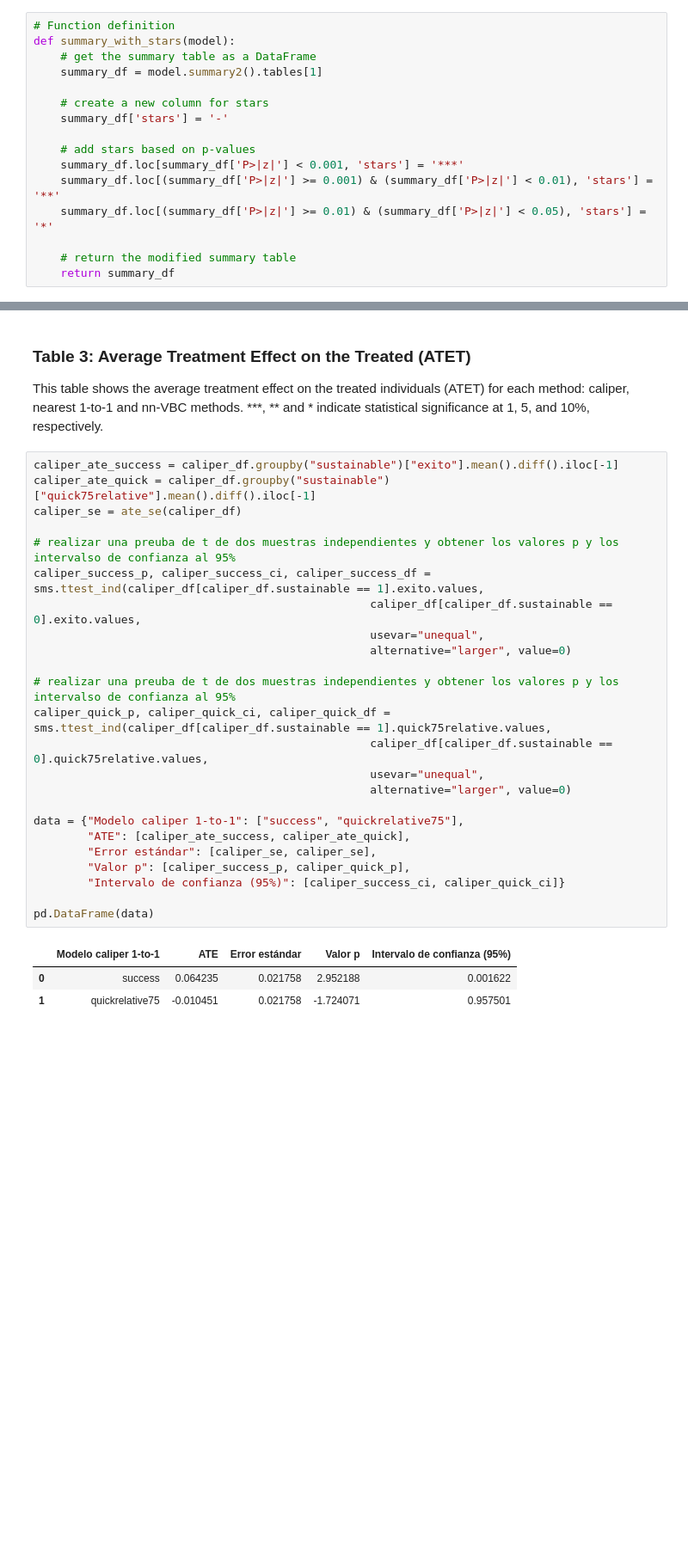
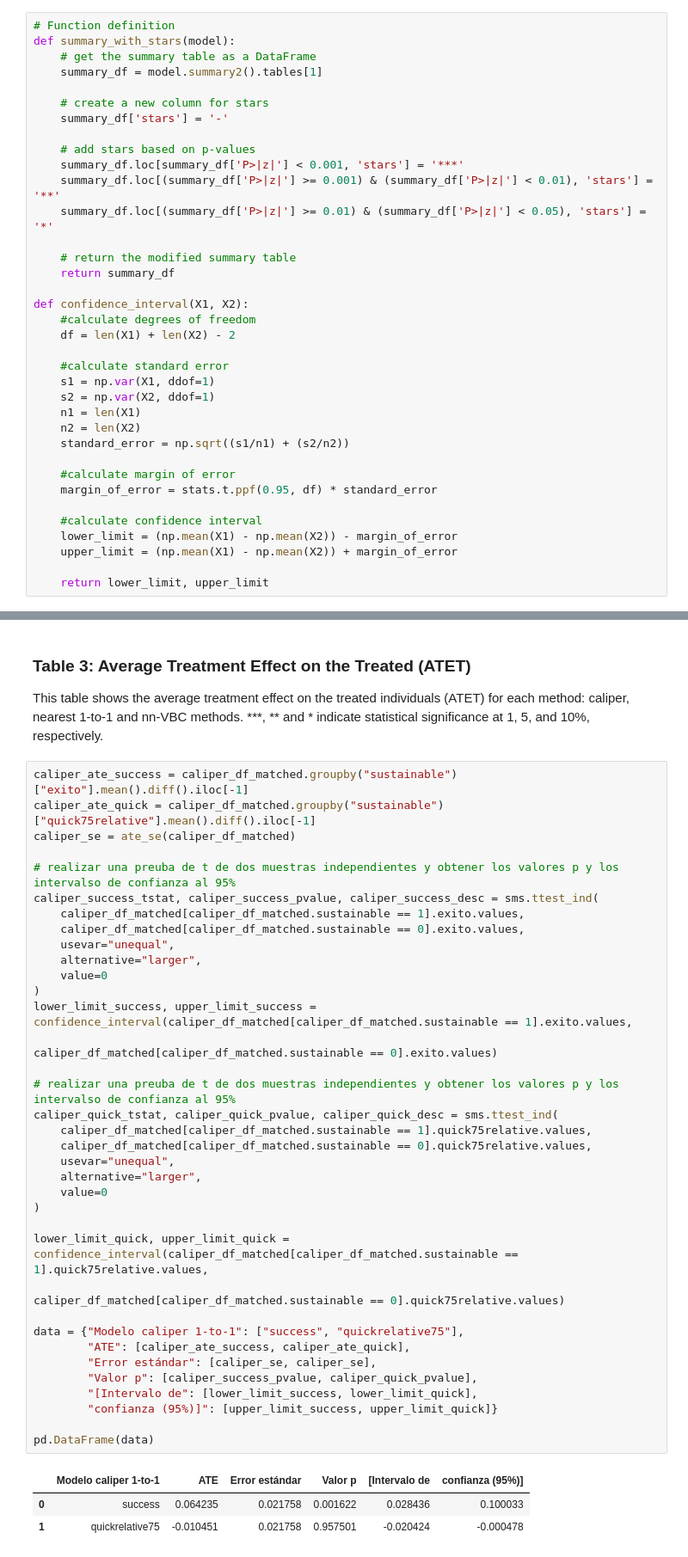
Before and after one commit to alvarorezola/MendozaEtAl2023-VC, a Jupyter notebook: script.ipynb, the cells around one changed output, grey strips where cells are left out. Shown: that part at 86% size. Saved outputs shown, nothing was run; the diff lists cells and outputs as text; blank space fills up the shorter version.

Commit message:
Tablas completas output PSM Caliper

```diff
--- a/script.ipynb
+++ b/script.ipynb
@@ -40,6 +44,26 @@ def summary_with_stars(model):
 
     # return the modified summary table
     return summary_df
+
+def confidence_interval(X1, X2):
+    #calculate degrees of freedom
+    df = len(X1) + len(X2) - 2
+
+    #calculate standard error
+    s1 = np.var(X1, ddof=1)
+    s2 = np.var(X2, ddof=1)
+    n1 = len(X1)
+    n2 = len(X2)
+    standard_error = np.sqrt((s1/n1) + (s2/n2))
+
+    #calculate margin of error
+    margin_of_error = stats.t.ppf(0.95, df) * standard_error
+
+    #calculate confidence interval
+    lower_limit = (np.mean(X1) - np.mean(X2)) - margin_of_error
+    upper_limit = (np.mean(X1) - np.mean(X2)) + margin_of_error
+
+    return lower_limit, upper_limit
 # %%
 # Import data
 stata_dataset = "/home/alvaro/Desktop/MendozaEtAl2023-VC/Data/CROWD_SUSTAINABILITY_FINAL.dta"
@@ -303,33 +384,45 @@ caliper_df = df.iloc[caliper_matched]
 ### Table 3: Average Treatment Effect on the Treated (ATET)
 This table shows the average treatment effect on the treated individuals (ATET) for each method: caliper, nearest 1-to-1 and nn-VBC methods. ***, ** and * indicate statistical significance at 1, 5, and 10%, respectively.
 # %%
-caliper_ate_success = caliper_df.groupby("sustainable")["exito"].mean().diff().iloc[-1]
-caliper_ate_quick = caliper_df.groupby("sustainable")["quick75relative"].mean().diff().iloc[-1]
-caliper_se = ate_se(caliper_df)
+caliper_ate_success = caliper_df_matched.groupby("sustainable")["exito"].mean().diff().iloc[-1]
+caliper_ate_quick = caliper_df_matched.groupby("sustainable")["quick75relative"].mean().diff().iloc[-1]
+caliper_se = ate_se(caliper_df_matched)
 
 # realizar una preuba de t de dos muestras independientes y obtener los valores p y los intervalso de confianza al 95%
-caliper_success_p, caliper_success_ci, caliper_success_df = sms.ttest_ind(caliper_df[caliper_df.sustainable == 1].exito.values,
-                                                  caliper_df[caliper_df.sustainable == 0].exito.values,
-                                                  usevar="unequal",
-                                                  alternative="larger", value=0)
+caliper_success_tstat, caliper_success_pvalue, caliper_success_desc = sms.ttest_ind(
+    caliper_df_matched[caliper_df_matched.sustainable == 1].exito.values,
+    caliper_df_matched[caliper_df_matched.sustainable == 0].exito.values,
+    usevar="unequal",
+    alternative="larger",
+    value=0
+)
+lower_limit_success, upper_limit_success = confidence_interval(caliper_df_matched[caliper_df_matched.sustainable == 1].exito.values,
+                                                               caliper_df_matched[caliper_df_matched.sustainable == 0].exito.values)
 
 # realizar una preuba de t de dos muestras independientes y obtener los valores p y los intervalso de confianza al 95%
-caliper_quick_p, caliper_quick_ci, caliper_quick_df = sms.ttest_ind(caliper_df[caliper_df.sustainable == 1].quick75relative.values,
-                                                  caliper_df[caliper_df.sustainable == 0].quick75relative.values,
-                                                  usevar="unequal",
-                                                  alternative="larger", value=0)
+caliper_quick_tstat, caliper_quick_pvalue, caliper_quick_desc = sms.ttest_ind(
+    caliper_df_matched[caliper_df_matched.sustainable == 1].quick75relative.values,
+    caliper_df_matched[caliper_df_matched.sustainable == 0].quick75relative.values,
+    usevar="unequal",
+    alternative="larger",
+    value=0
+)
+
+lower_limit_quick, upper_limit_quick = confidence_interval(caliper_df_matched[caliper_df_matched.sustainable == 1].quick75relative.values,
+                                                           caliper_df_matched[caliper_df_matched.sustainable == 0].quick75relative.values)
 
 data = {"Modelo caliper 1-to-1": ["success", "quickrelative75"],
         "ATE": [caliper_ate_success, caliper_ate_quick],
         "Error estándar": [caliper_se, caliper_se],
-        "Valor p": [caliper_success_p, caliper_quick_p],
-        "Intervalo de confianza (95%)": [caliper_success_ci, caliper_quick_ci]}
+        "Valor p": [caliper_success_pvalue, caliper_quick_pvalue],
+        "[Intervalo de": [lower_limit_success, lower_limit_quick],
+        "confianza (95%)]": [upper_limit_success, upper_limit_quick]}
 
 pd.DataFrame(data)
 # %% [output]
-|  | Modelo caliper 1-to-1 | ATE | Error estándar | Valor p | Intervalo de confianza (95%) |
-| 0 | success | 0.064235 | 0.021758 | 2.952188 | 0.001622 |
-| 1 | quickrelative75 | -0.010451 | 0.021758 | -1.724071 | 0.957501 |
+|  | Modelo caliper 1-to-1 | ATE | Error estándar | Valor p | [Intervalo de | confianza (95%)] |
+| 0 | success | 0.064235 | 0.021758 | 0.001622 | 0.028436 | 0.100033 |
+| 1 | quickrelative75 | -0.010451 | 0.021758 | 0.957501 | -0.020424 | -0.000478 |
 # %% [markdown]
 ### Table 4: Sustainability and success
 This table presents IV results examining the effect of the sustainable orientation of investment crowdfunding offerings on the probability of success. The dependent variable in columns (1) and (2) is the dummy that identifies sustainable offerings (Sustainable). The dependent variable in columns (3) and (5) is SUCCESS. QUICK75 is the dependent variables in columns (4) and (6). Variables definitions are reported in Annex 1. Year, industry-year and state-year fixed effects are included but not reported. T-statistics are in parentheses. ***, ** and * indicate statistical significance at 1, 5, and 10%, respectively.
```
Also changed, not shown: parts of 3 cells of this notebook.
